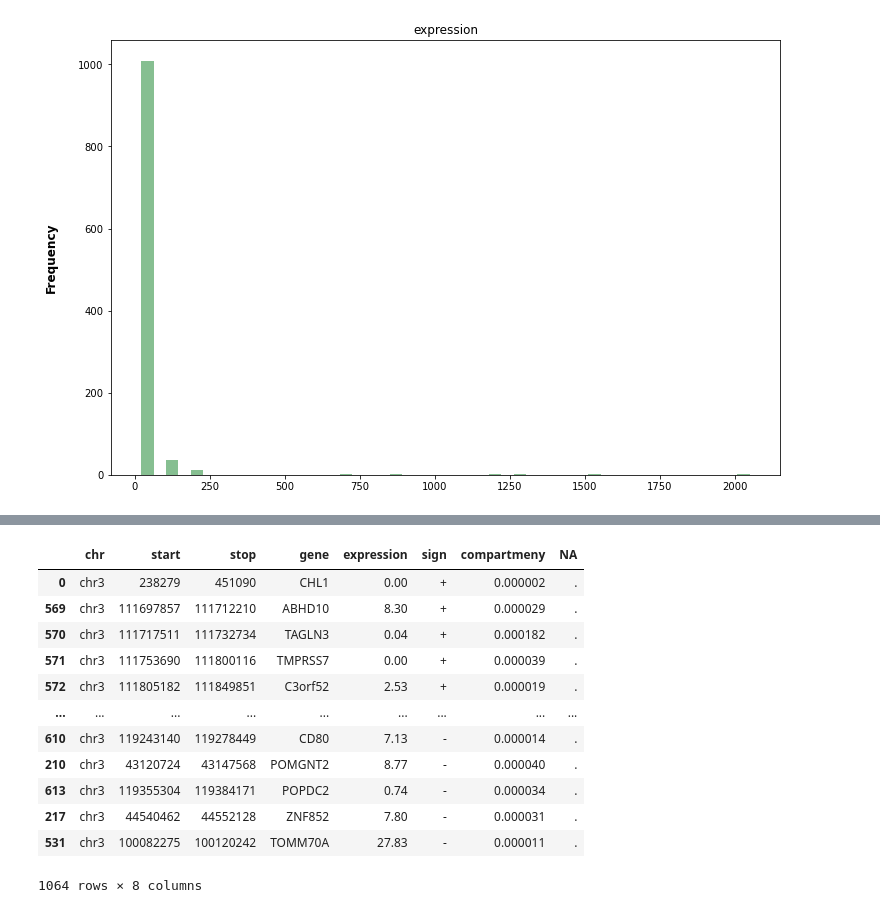
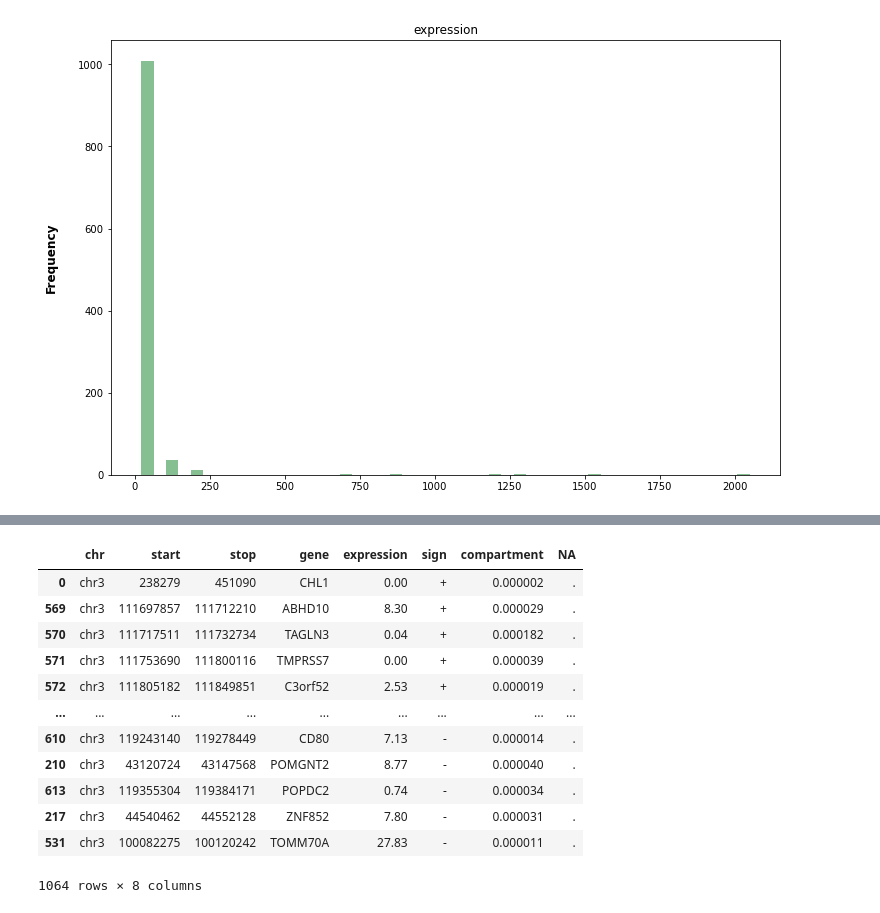
Before and after one commit to Hkhaira1/qbb2021-answers, a Jupyter notebook: week6/Script.ipynb, the cells around one changed output, grey strips where cells are left out. Cells and saved outputs as stored; diff of their text form; code cells hidden in the pictures.

```diff
--- a/week6/Script.ipynb
+++ b/week6/Script.ipynb
@@ -217,5 +196,5 @@ AttributeError: 'numpy.ndarray' object has no attribute 'axvline'
 # %%
 df2 = pd.read_csv('K562_hg19_FPKM_chr3_compartment.bed', sep='\t', header=None)
-df2.columns=["chr",'start','stop','gene','expression','sign','compartmeny','NA']
+df2.columns=["chr",'start','stop','gene','expression','sign','compartment','NA']
 df2
 # %% [output]
@@ -236,9 +215,10 @@ df2
 ##Sepearte by A (+) and B (-) compartments to plot
 ##Seperate by Expression levele to plot
 # %%
-df2.sort_values(by=['sign'])
+x=df2.sort_values(by=['sign'])
+x
 # %% [output]
-|  | chr | start | stop | gene | expression | sign | compartmeny | NA |
+|  | chr | start | stop | gene | expression | sign | compartment | NA |
 | 0 | chr3 | 238279 | 451090 | CHL1 | 0.00 | + | 0.000002 | . |
 | 569 | chr3 | 111697857 | 111712210 | ABHD10 | 8.30 | + | 0.000029 | . |
 | 570 | chr3 | 111717511 | 111732734 | TAGLN3 | 0.04 | + | 0.000182 | . |
```
Also changed, not shown: parts of 15 cells of this notebook.
